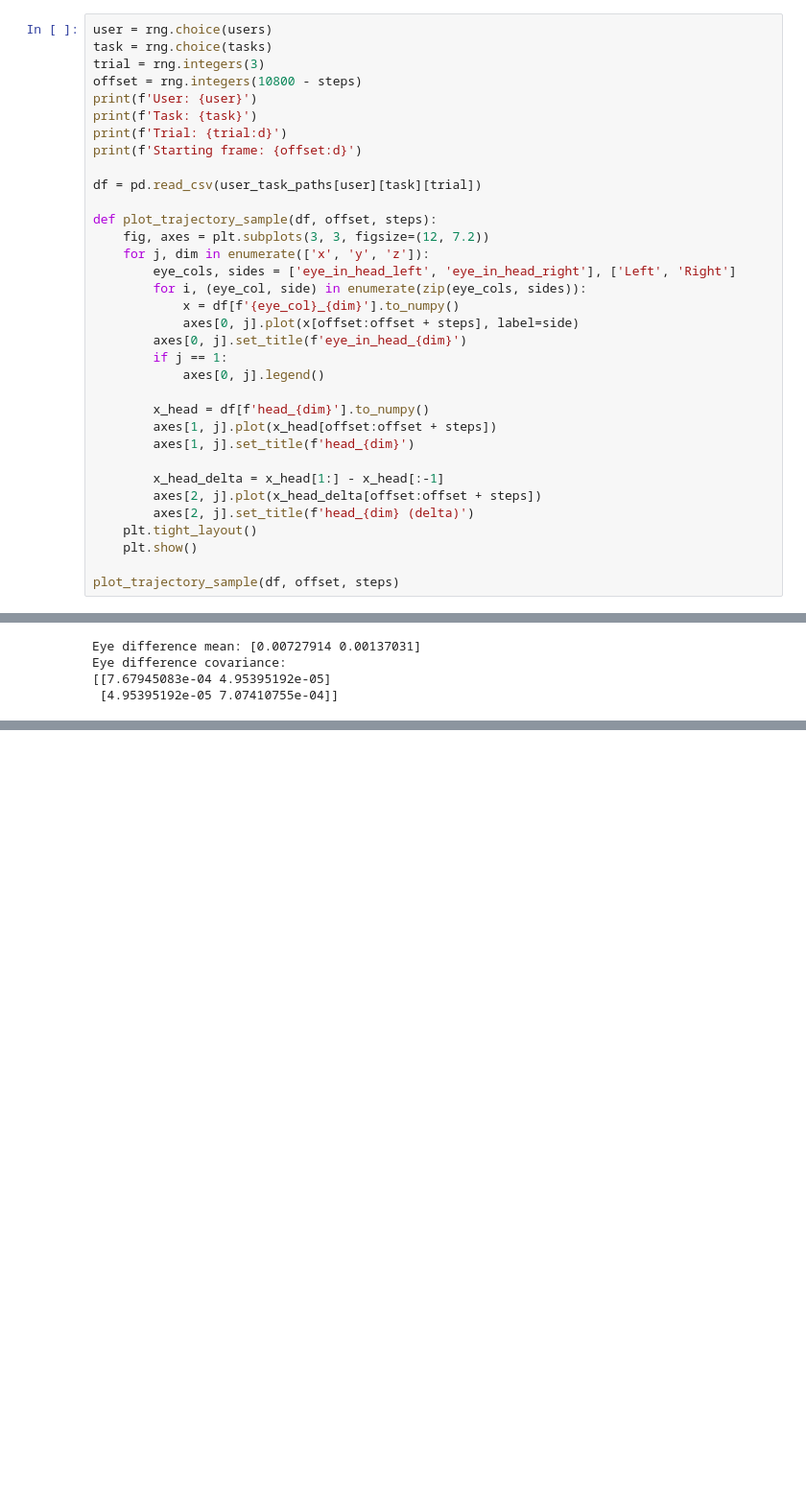
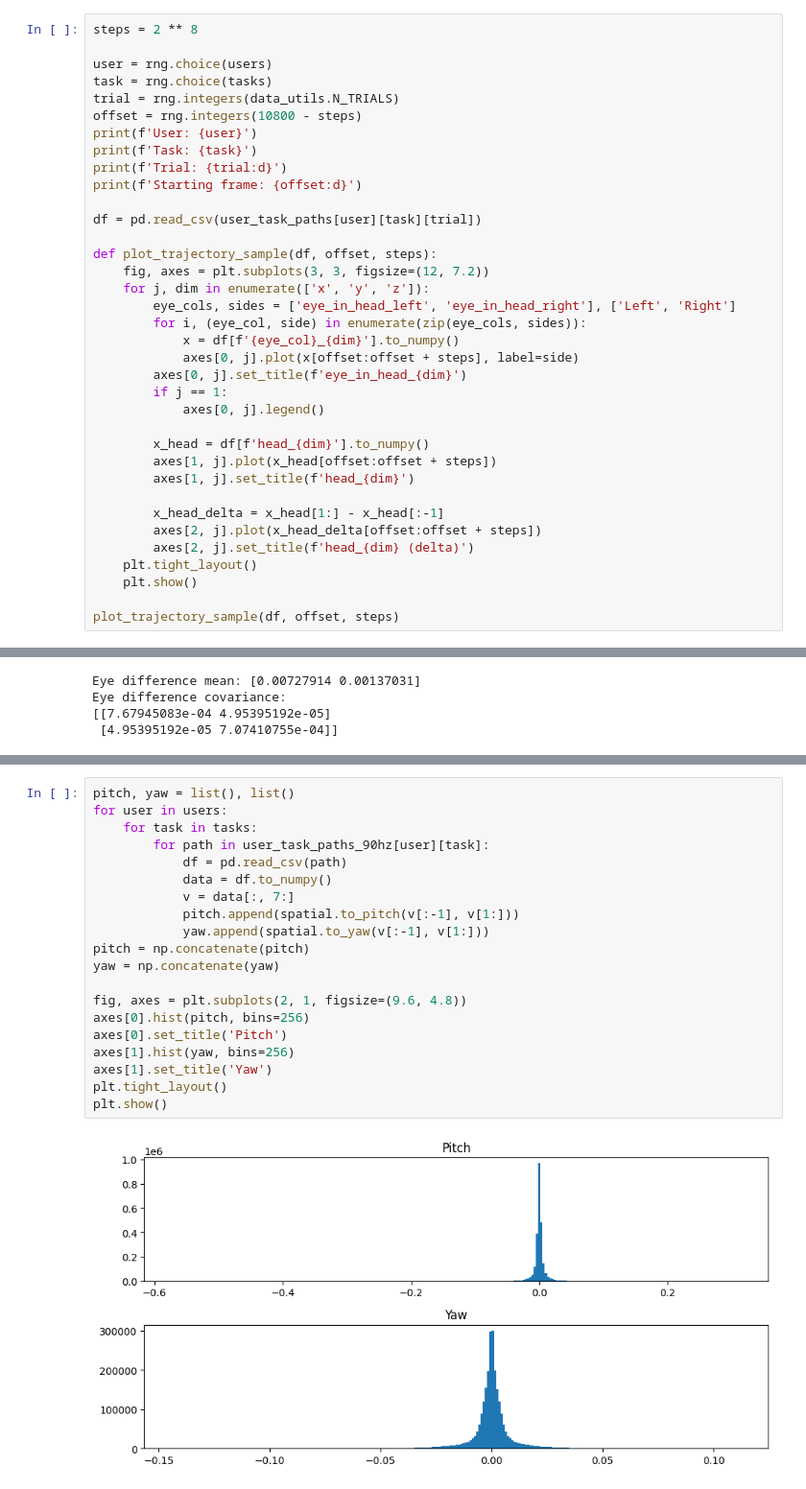
Before and after one commit to aria-lab-code/vr-exoskeleton, a Jupyter notebook: notebooks/explore.ipynb, the cells around one changed output, grey strips where cells are left out. Shown: that part at 96% size. Saved outputs shown, nothing was run; the diff lists cells and outputs as text; blank space fills up the shorter version.

Commit message:
Add pitch/yaw. Add vector_field. Add rotation and loss notebooks.

```diff
--- a/notebooks/explore.ipynb
+++ b/notebooks/explore.ipynb
@@ -408,7 +462,9 @@ steps = 2 ** 8
 # %%
+steps = 2 ** 8
+
 user = rng.choice(users)
 task = rng.choice(tasks)
-trial = rng.integers(3)
+trial = rng.integers(data_utils.N_TRIALS)
 offset = rng.integers(10800 - steps)
 print(f'User: {user}')
 print(f'Task: {task}')
@@ -567,0 +626,22 @@ Find the frame in each trial where the user is looking the most forward.
+# %%
+pitch, yaw = list(), list()
+for user in users:
+    for task in tasks:
+        for path in user_task_paths_90hz[user][task]:
+            df = pd.read_csv(path)
+            data = df.to_numpy()
+            v = data[:, 7:]
+            pitch.append(spatial.to_pitch(v[:-1], v[1:]))
+            yaw.append(spatial.to_yaw(v[:-1], v[1:]))
+pitch = np.concatenate(pitch)
+yaw = np.concatenate(yaw)
+
+fig, axes = plt.subplots(2, 1, figsize=(9.6, 4.8))
+axes[0].hist(pitch, bins=256)
+axes[0].set_title('Pitch')
+axes[1].hist(yaw, bins=256)
+axes[1].set_title('Yaw')
+plt.tight_layout()
+plt.show()
+# %% [output]
+[figure, added]
```
Also changed, not shown: parts of 12 cells of this notebook, 10 other files.
